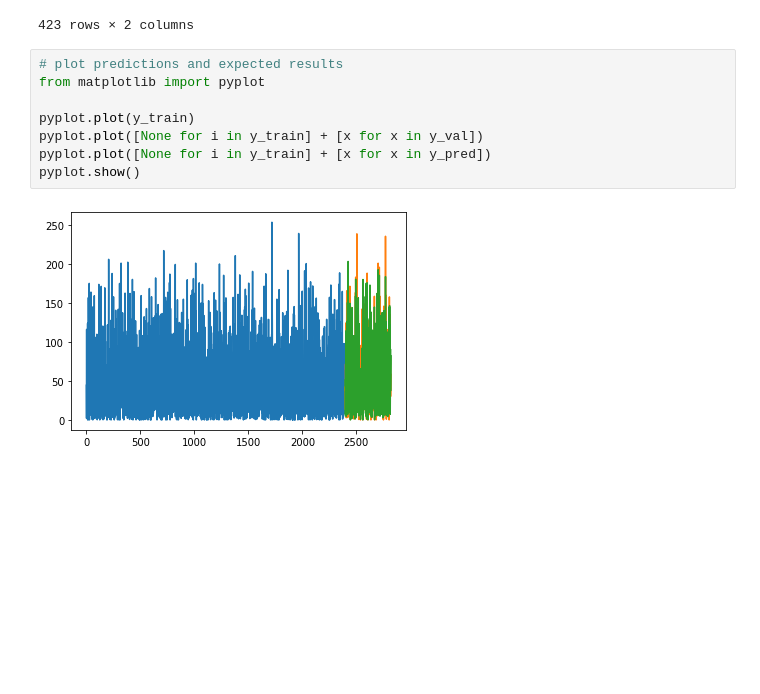
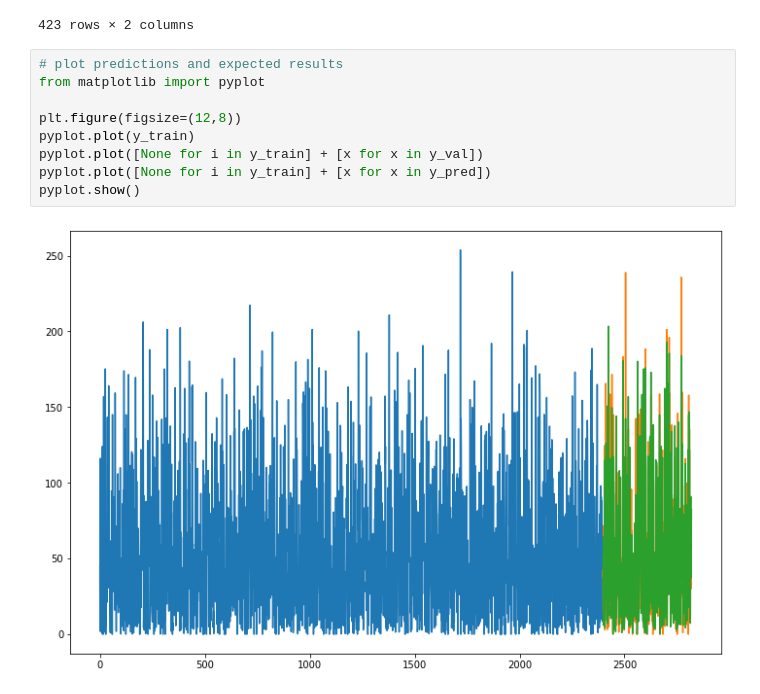
Before and after one commit to TracyRenee61/Misc-Predictions, a Jupyter notebook: TS_Sunspots_Statmodels_&_Prophet.ipynb, the cells around one changed output. Saved outputs shown, nothing was run; the diff lists cells and outputs as text; blank space fills up the shorter version.

```diff
--- a/TS_Sunspots_Statmodels_&_Prophet.ipynb
+++ b/TS_Sunspots_Statmodels_&_Prophet.ipynb
@@ -1112,10 +1111,11 @@ df_val
 # %%
 # plot predictions and expected results
 from matplotlib import pyplot
 
+plt.figure(figsize=(12,8))
 pyplot.plot(y_train)
 pyplot.plot([None for i in y_train] + [x for x in y_val])
 pyplot.plot([None for i in y_train] + [x for x in y_pred])
 pyplot.show()
 # %% [output]
-[figure, old version]
+[figure, new version]
```
Also changed, not shown: parts of 5 cells of this notebook.
